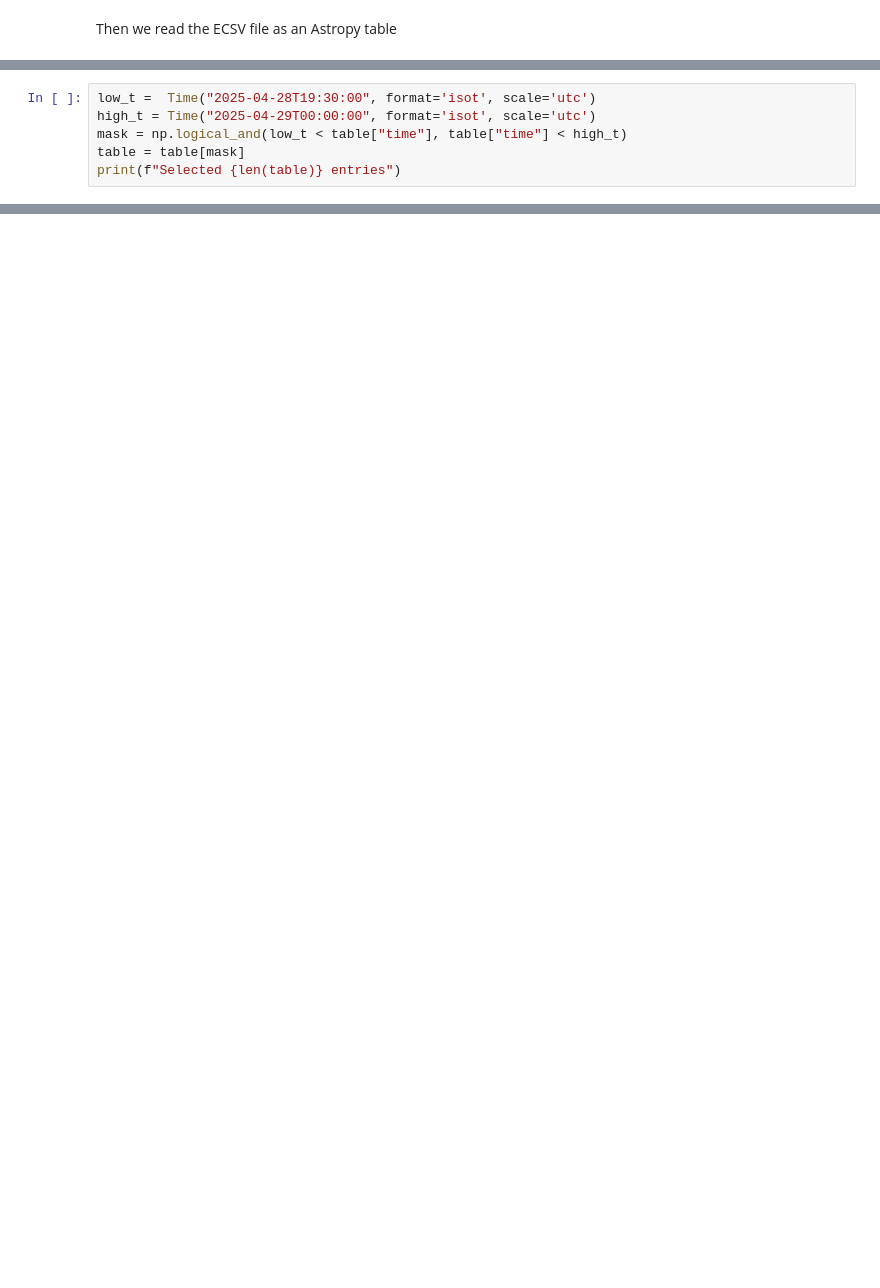
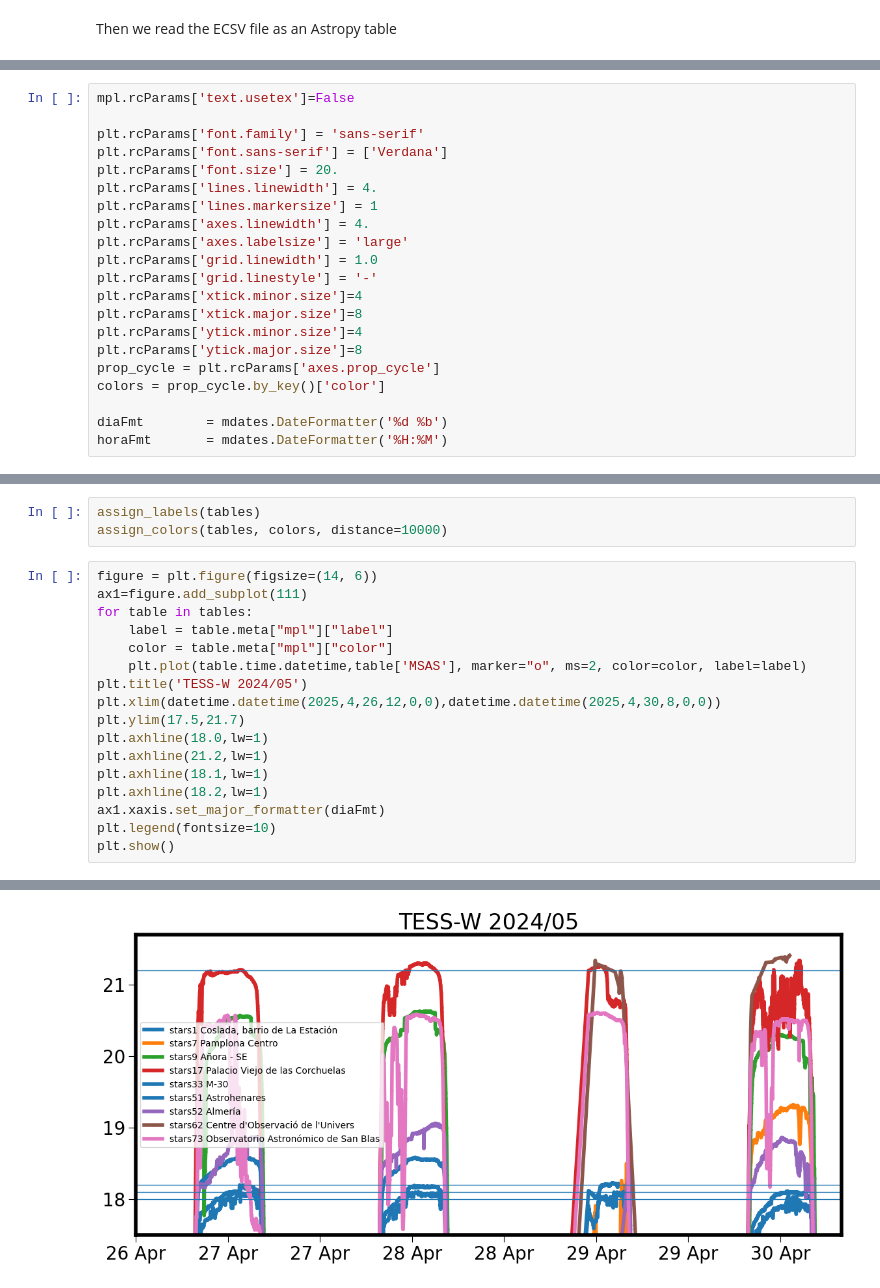
Before and after one commit to STARS4ALL/blackout, a Jupyter notebook: Blackout.ipynb, the cells around one changed output, grey strips where cells are left out. Cells and saved outputs as stored; diff of their text form; blank space fills up the shorter version.

```diff
--- a/Blackout.ipynb
+++ b/Blackout.ipynb
@@ -110,6 +168,0 @@ The first graphics will show the photometer readings on April, 28th from 21:30-t
-# %%
-low_t =  Time("2025-04-28T19:30:00", format='isot', scale='utc')
-high_t = Time("2025-04-29T00:00:00", format='isot', scale='utc')
-mask = np.logical_and(low_t < table["time"], table["time"] < high_t)
-table = table[mask]
-print(f"Selected {len(table)} entries")
@@ -131,0 +171,21 @@ AttributeError: 'Time' object has no attribute 'name'
+# %%
+mpl.rcParams['text.usetex']=False
+
+plt.rcParams['font.family'] = 'sans-serif'
+plt.rcParams['font.sans-serif'] = ['Verdana']
+plt.rcParams['font.size'] = 20.
+plt.rcParams['lines.linewidth'] = 4.
+plt.rcParams['lines.markersize'] = 1
+plt.rcParams['axes.linewidth'] = 4.
+plt.rcParams['axes.labelsize'] = 'large'
+plt.rcParams['grid.linewidth'] = 1.0
+plt.rcParams['grid.linestyle'] = '-'
+plt.rcParams['xtick.minor.size']=4
+plt.rcParams['xtick.major.size']=8
+plt.rcParams['ytick.minor.size']=4
+plt.rcParams['ytick.major.size']=8
+prop_cycle = plt.rcParams['axes.prop_cycle']
+colors = prop_cycle.by_key()['color']
+
+diaFmt        = mdates.DateFormatter('%d %b')
+horaFmt       = mdates.DateFormatter('%H:%M')
@@ -131,0 +194,21 @@ AttributeError: 'Time' object has no attribute 'name'
+# %%
+assign_labels(tables)
+assign_colors(tables, colors, distance=10000)
+# %%
+figure = plt.figure(figsize=(14, 6))
+ax1=figure.add_subplot(111)
+for table in tables:
+    label = table.meta["mpl"]["label"]
+    color = table.meta["mpl"]["color"]
+    plt.plot(table.time.datetime,table['MSAS'], marker="o", ms=2, color=color, label=label)
+plt.title('TESS-W 2024/05')
+plt.xlim(datetime.datetime(2025,4,26,12,0,0),datetime.datetime(2025,4,30,8,0,0))
+plt.ylim(17.5,21.7)
+plt.axhline(18.0,lw=1)
+plt.axhline(21.2,lw=1)
+plt.axhline(18.1,lw=1)
+plt.axhline(18.2,lw=1)
+ax1.xaxis.set_major_formatter(diaFmt)
+plt.legend(fontsize=10)
+plt.show()
+# %% [output]
@@ -131,0 +232 @@ AttributeError: 'Time' object has no attribute 'name'
+[figure, added]
```
Also changed, not shown: parts of 26 cells of this notebook.
